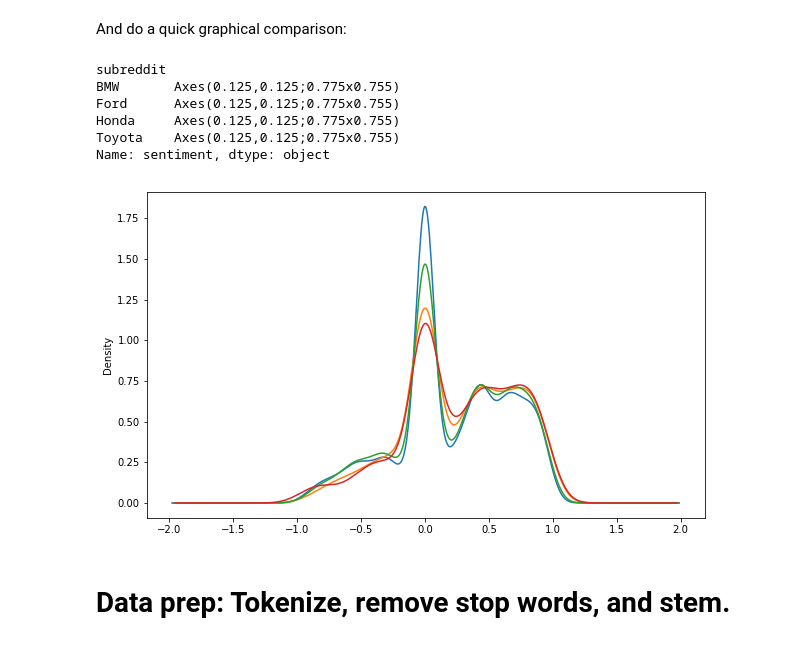
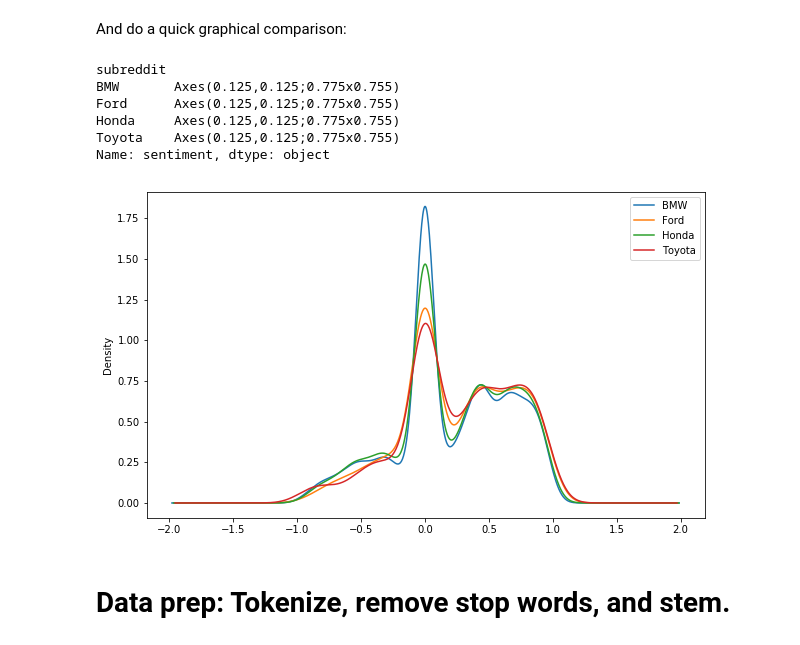
Before and after one commit to peterfig/intro2ml, a Jupyter notebook: nlp-reddit.ipynb, the cells around one changed output. Drawn from its saved outputs; the diff is of its cells as text; code cells hidden in the pictures.

Commit message:
add legend in nlp graph

```diff
--- a/nlp-reddit.ipynb
+++ b/nlp-reddit.ipynb
@@ -223,3 +235,5 @@ sia.polarity_scores("Worst car I ever drove. :)")
 sia.polarity_scores("Best car I ever drove. :)")
 # %% [output]
 {'compound': 0.802, 'neg': 0.0, 'neu': 0.294, 'pos': 0.706}
+# %%
+result = sia.polarity_scores("Best car I ever drove. :)")
@@ -226,7 +252,13 @@ sia.polarity_scores("Best car I ever drove. :)")
+# %%
+def foo(x):
+    result = sia.polarity_scores(x)['compound']
+    return result
 # %% [markdown]
 Let's score the entire data set:
 # %%
 df['sentiment'] = df.body.apply(lambda x: sia.polarity_scores(x)['compound'])
+# %%
+df['sentiment'] = df.body.apply(foo)
 # %%
 df.head()
 # %% [output]
@@ -239,15 +271,15 @@ df.head()
 # %% [markdown]
 And do a quick graphical comparison:
 # %%
-df.groupby(by='subreddit').sentiment.plot.kde()
+df.groupby(by='subreddit').sentiment.plot.kde(legend=True)
 # %% [output]
 subreddit
 BMW       Axes(0.125,0.125;0.775x0.755)
 Ford      Axes(0.125,0.125;0.775x0.755)
 Honda     Axes(0.125,0.125;0.775x0.755)
 Toyota    Axes(0.125,0.125;0.775x0.755)
 Name: sentiment, dtype: object
-[figure, old version]
+[figure, new version]
 # %% [markdown]
 # Data prep: Tokenize, remove stop words, and stem.
 # %% [markdown]
```
Also changed, not shown: parts of 13 cells of this notebook.
